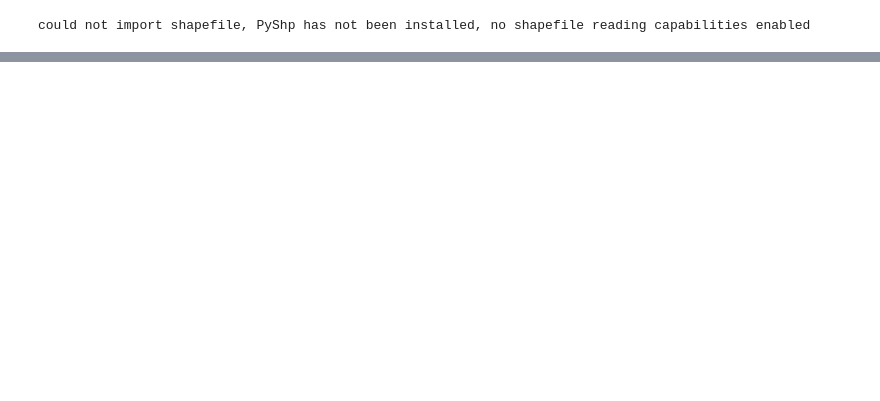
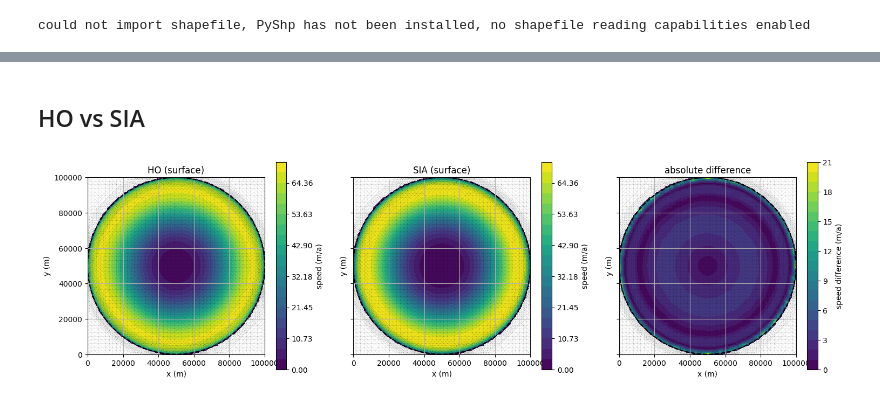
Before and after one commit to chrismiele/glimmer, a Jupyter notebook: issm/HO_dome.ipynb, the cells around one changed output, grey strips where cells are left out. Drawn from its saved outputs; the diff is of its cells as text; code cells hidden in the pictures; blank space fills up the shorter version.

```diff
--- a/issm/HO_dome.ipynb
+++ b/issm/HO_dome.ipynb
@@ -219,0 +35,5 @@ plt.gca().set_aspect('equal')
+# %%
+H_max = 1000 #thickness at the centre (m)
+H_0 = H_max/r*np.sqrt(np.maximum(0, r**2 - d**2))
+
+centre = (np.arange(x.size) == np.argmin(d)) #the node closest to the centre
@@ -219,0 +44,4 @@ plt.gca().set_aspect('equal')
+# %%
+md = initialize_model(md, approximation = 'HO', vertical_layers = 5, temperature = 273.15,
+                      thickness = H_0, ice_levelset = d - r, bed = 0, friction = 1e6, m = 1,
+                      spcvx = dirichlet(md, (centre, 0)), spcvy = dirichlet(md, (centre, 0)))
@@ -219,0 +50,3 @@ plt.gca().set_aspect('equal')
+# %%
+u = diagnostic_solve(md)
+speed_HO = np.hypot(u[0], u[1])[-md.mesh.numberofvertices2d:] #the surface is the top layer (m/a)
@@ -219,0 +57,20 @@ plt.gca().set_aspect('equal')
+# %%
+n = 3 #Glen exponent
+A = rate_factor(273.15) #s^-1 Pa^-3
+ρ_i, g = md.materials.rho_ice, md.constants.g
+
+speed_SIA = 2*A/(n + 1)*(ρ_i*g*(H_max/r)**2*d)**n*H_0*md.constants.yts #m/a
+# %% [markdown]
+## HO vs SIA
+# %%
+levels = np.linspace(0, max(speed_HO.max(), speed_SIA.max()), 21) #color scale shared by HO and SIA (m/a)
+
+fig, axes = plt.subplots(1, 3, figsize = (18, 5), sharex = True, sharey = True)
+plot_field(md, speed_HO, ax = axes[0], label = 'speed (m/a)', title = 'HO (surface)', levels = levels)
+plot_field(md, speed_SIA, ax = axes[1], label = 'speed (m/a)', title = 'SIA (surface)', levels = levels)
+plot_field(md, np.abs(speed_HO - speed_SIA), ax = axes[2], label = 'speed difference (m/a)', title = 'absolute difference')
+for ax in axes:
+    ax.triplot(x, y, md.mesh.elements2d - 1, color = 'k', linewidth = 0.15, alpha = 0.4) #the mesh
+plt.show()
+# %% [output]
+[figure, added]
```
Also changed, not shown: parts of 25 cells of this notebook, 3 other files.
